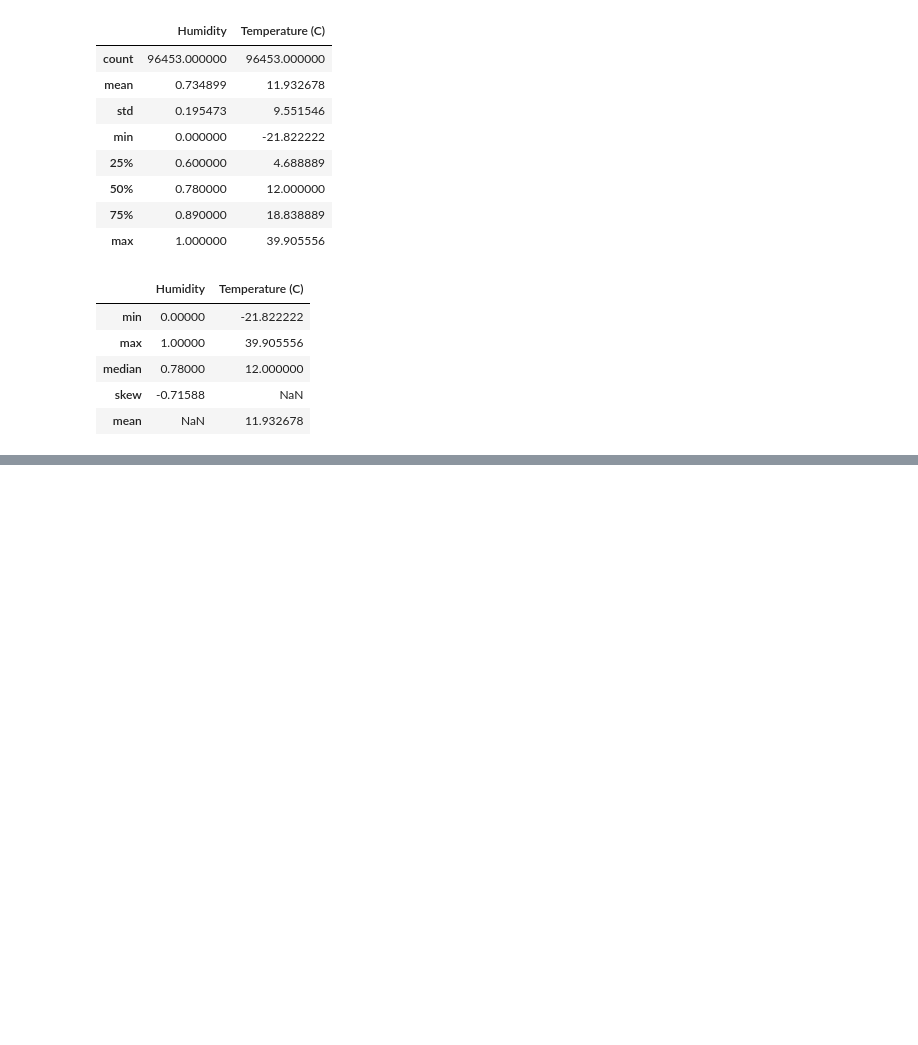
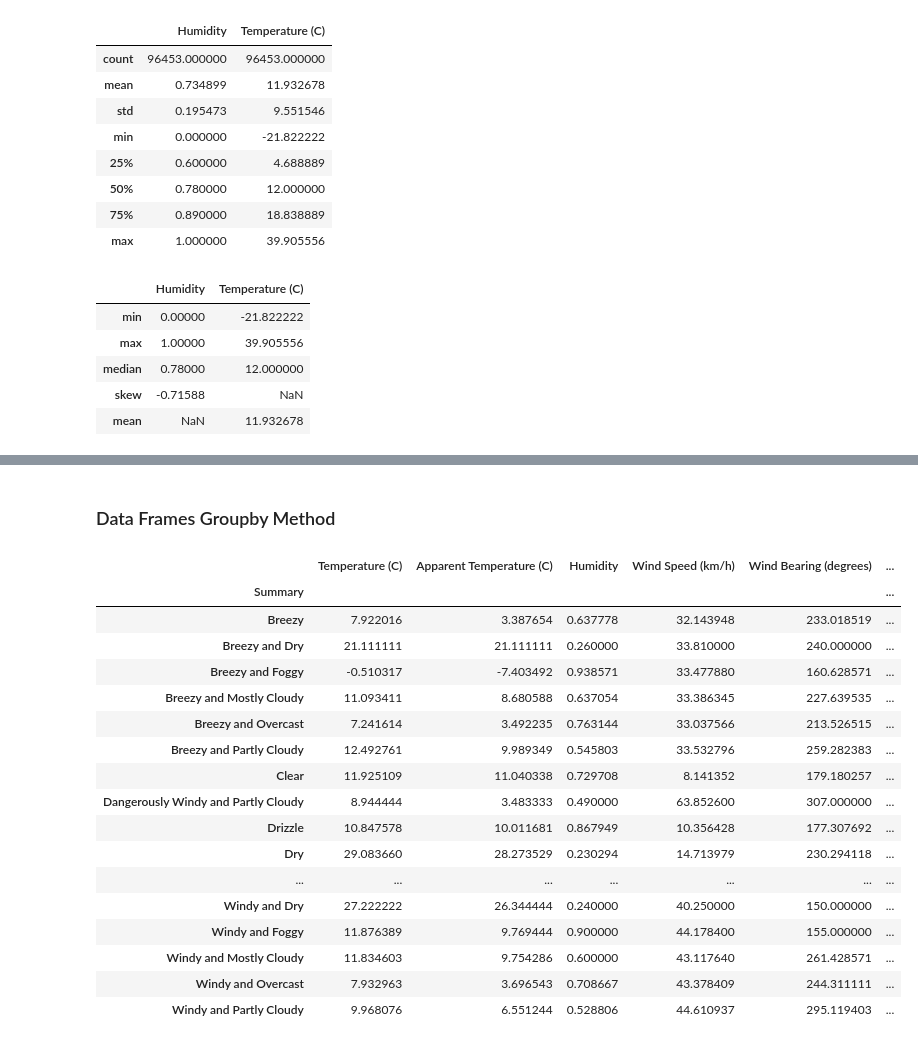
Before and after one commit to Isuru-Sandaruwan-Kumarasiri/Advanced_Python_In_Pandas, a Jupyter notebook: Untitled.ipynb, the cells around one changed output, grey strips where cells are left out. Saved outputs shown, nothing was run; the diff lists cells and outputs as text; code cells hidden in the pictures; blank space fills up the shorter version.

Commit message:
Data Frames group by method

```diff
--- a/Untitled.ipynb
+++ b/Untitled.ipynb
@@ -188,0 +221,31 @@ df.agg(
+# %% [markdown]
+###  Data Frames Groupby Method
+# %%
+# Using "group by" methodwecan:
+#  • Split the data into groups based on somecriteria
+#  • Calculate statistics (or apply a function) to each group
+
+
+df_Summary=df.groupby(['Summary']) # return the object
+
+
+df_Summary.mean()   # iterate the object according to the mean
+# %% [output]
+|  | Temperature (C) | Apparent Temperature (C) | Humidity | Wind Speed (km/h) | Wind Bearing (degrees) | ... |
+| Summary |  |  |  |  |  | ... |
+| Breezy | 7.922016 | 3.387654 | 0.637778 | 32.143948 | 233.018519 | ... |
+| Breezy and Dry | 21.111111 | 21.111111 | 0.260000 | 33.810000 | 240.000000 | ... |
+| Breezy and Foggy | -0.510317 | -7.403492 | 0.938571 | 33.477880 | 160.628571 | ... |
+| Breezy and Mostly Cloudy | 11.093411 | 8.680588 | 0.637054 | 33.386345 | 227.639535 | ... |
+| Breezy and Overcast | 7.241614 | 3.492235 | 0.763144 | 33.037566 | 213.526515 | ... |
+| Breezy and Partly Cloudy | 12.492761 | 9.989349 | 0.545803 | 33.532796 | 259.282383 | ... |
+| Clear | 11.925109 | 11.040338 | 0.729708 | 8.141352 | 179.180257 | ... |
+| Dangerously Windy and Partly Cloudy | 8.944444 | 3.483333 | 0.490000 | 63.852600 | 307.000000 | ... |
+| Drizzle | 10.847578 | 10.011681 | 0.867949 | 10.356428 | 177.307692 | ... |
+| Dry | 29.083660 | 28.273529 | 0.230294 | 14.713979 | 230.294118 | ... |
+| ... | ... | ... | ... | ... | ... | ... |
+| Windy and Dry | 27.222222 | 26.344444 | 0.240000 | 40.250000 | 150.000000 | ... |
+| Windy and Foggy | 11.876389 | 9.769444 | 0.900000 | 44.178400 | 155.000000 | ... |
+| Windy and Mostly Cloudy | 11.834603 | 9.754286 | 0.600000 | 43.117640 | 261.428571 | ... |
+| Windy and Overcast | 7.932963 | 3.696543 | 0.708667 | 43.378409 | 244.311111 | ... |
+| Windy and Partly Cloudy | 9.968076 | 6.551244 | 0.528806 | 44.610937 | 295.119403 | ... |
```
Also changed, not shown: parts of 4 cells of this notebook.
